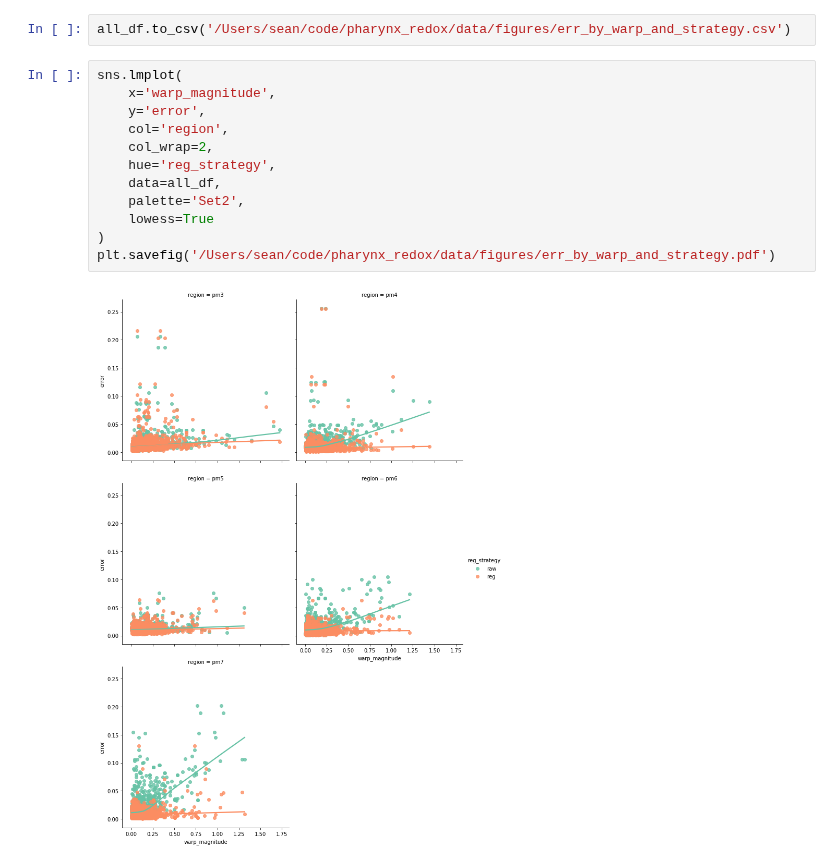
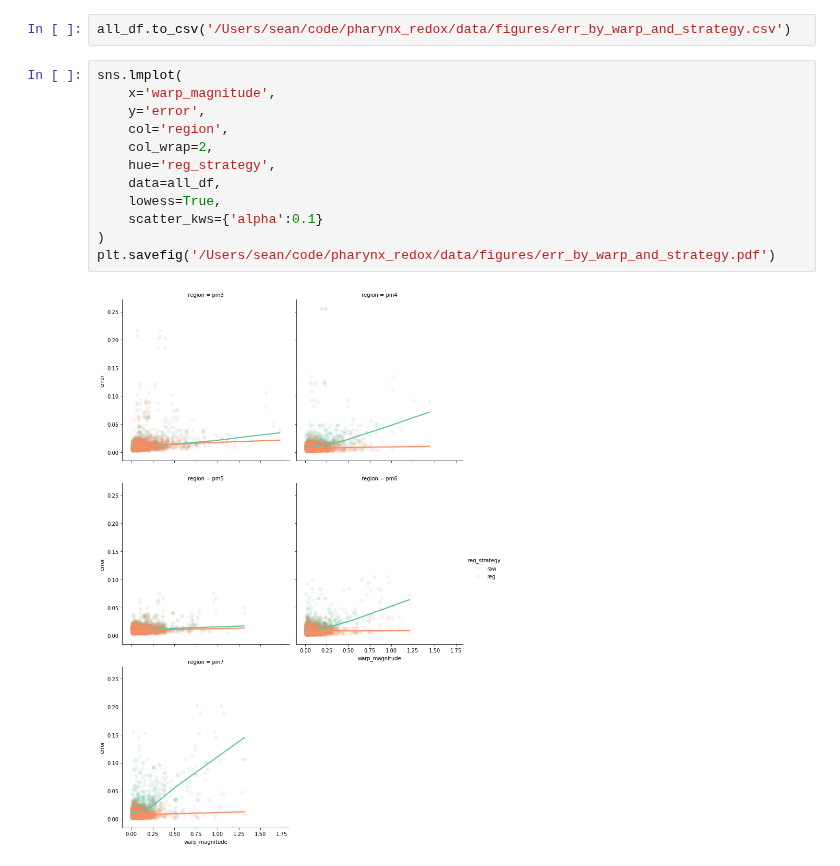
Before and after one commit to ApfeldLab/pharynx_redox, a Jupyter notebook: notebooks/Err by warp_region.ipynb, the cells around one changed output. Cells and saved outputs as stored; diff of their text form.

```diff
--- a/notebooks/Err by warp_region.ipynb
+++ b/notebooks/Err by warp_region.ipynb
@@ -147,14 +147,14 @@ all_df.to_csv('/Users/sean/code/pharynx_redox/data/figures/err_by_warp_and_strat
 # %%
 sns.lmplot(
     x='warp_magnitude',
     y='error',
     col='region',
     col_wrap=2,
     hue='reg_strategy',
     data=all_df,
-    palette='Set2',
-    lowess=True
+    lowess=True,
+    scatter_kws={'alpha':0.1}
 )
 plt.savefig('/Users/sean/code/pharynx_redox/data/figures/err_by_warp_and_strategy.pdf')
 # %% [output]
-[figure, old version]
+[figure, new version]
```
Also changed, not shown: 12 other files.
